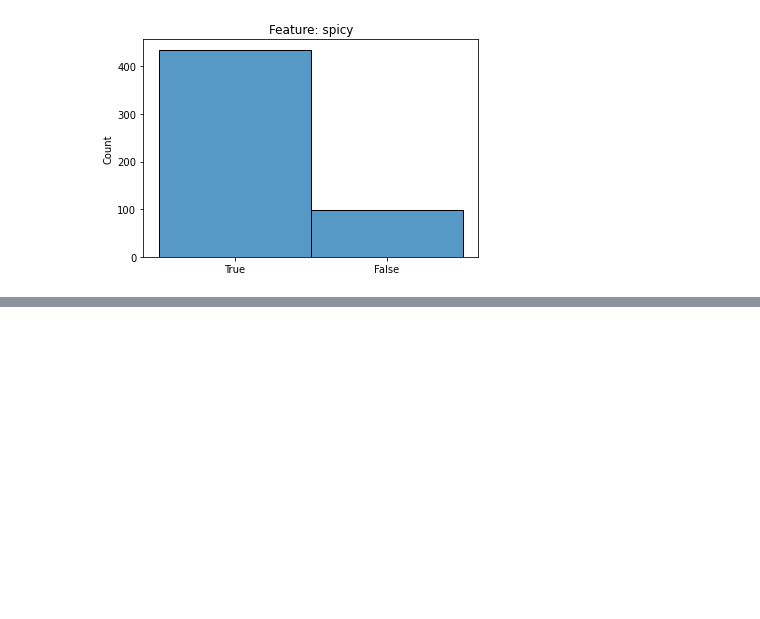
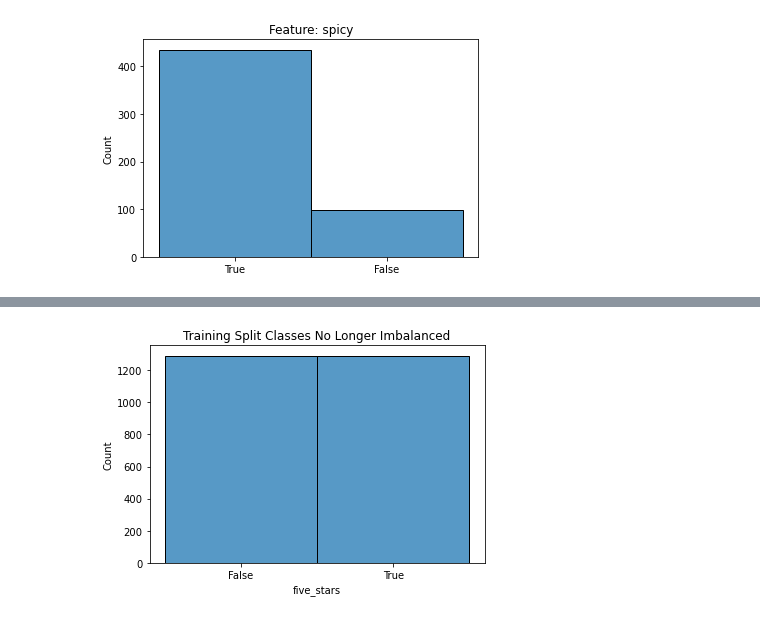
Before and after one commit to JacobPaxton/ramen-classification, a Jupyter notebook: final_notebook.ipynb, the cells around one changed output, grey strips where cells are left out. Saved outputs shown, nothing was run; the diff lists cells and outputs as text; code cells hidden in the pictures; blank space fills up the shorter version.

```diff
--- a/final_notebook.ipynb
+++ b/final_notebook.ipynb
@@ -390,0 +579,7 @@ Using nothing more than analyzing ramen product names, I was able to build sever
+# %%
+# show results of resampling
+sns.histplot(y_train.astype('string'))
+plt.title('Training Split Classes No Longer Imbalanced')
+plt.show()
+# %% [output]
+[figure, added]
```
Also changed, not shown: parts of 59 cells of this notebook.
